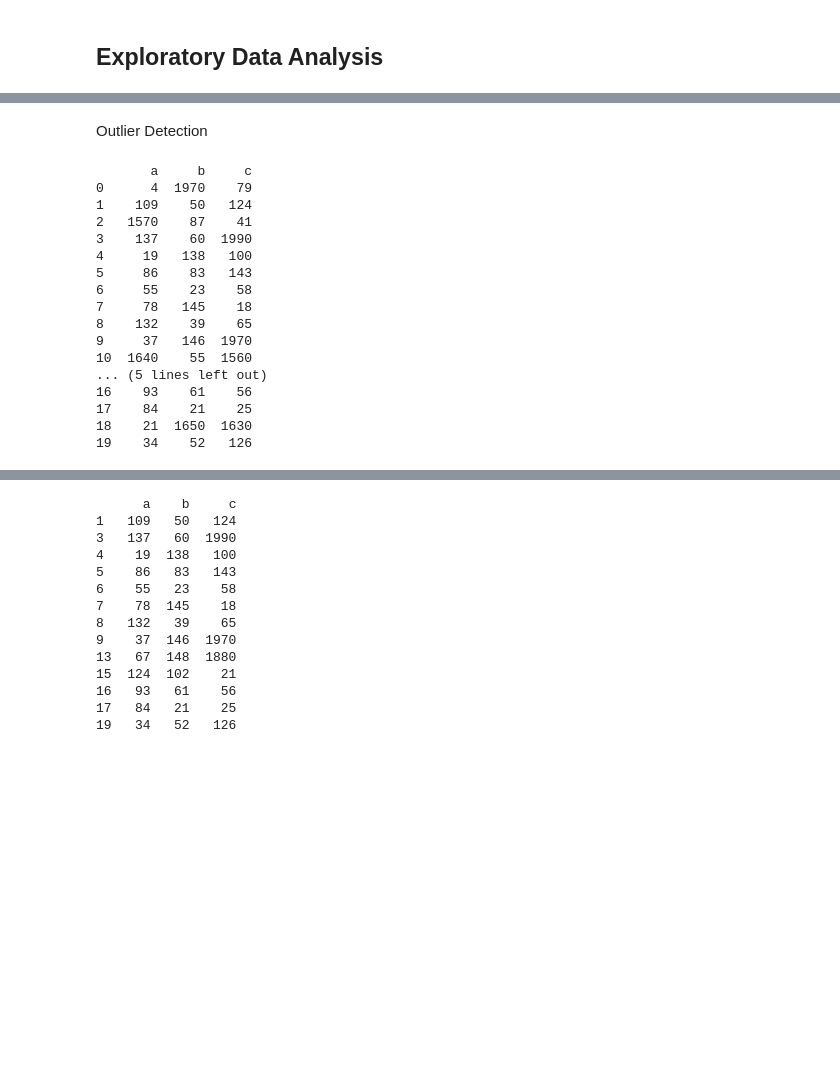
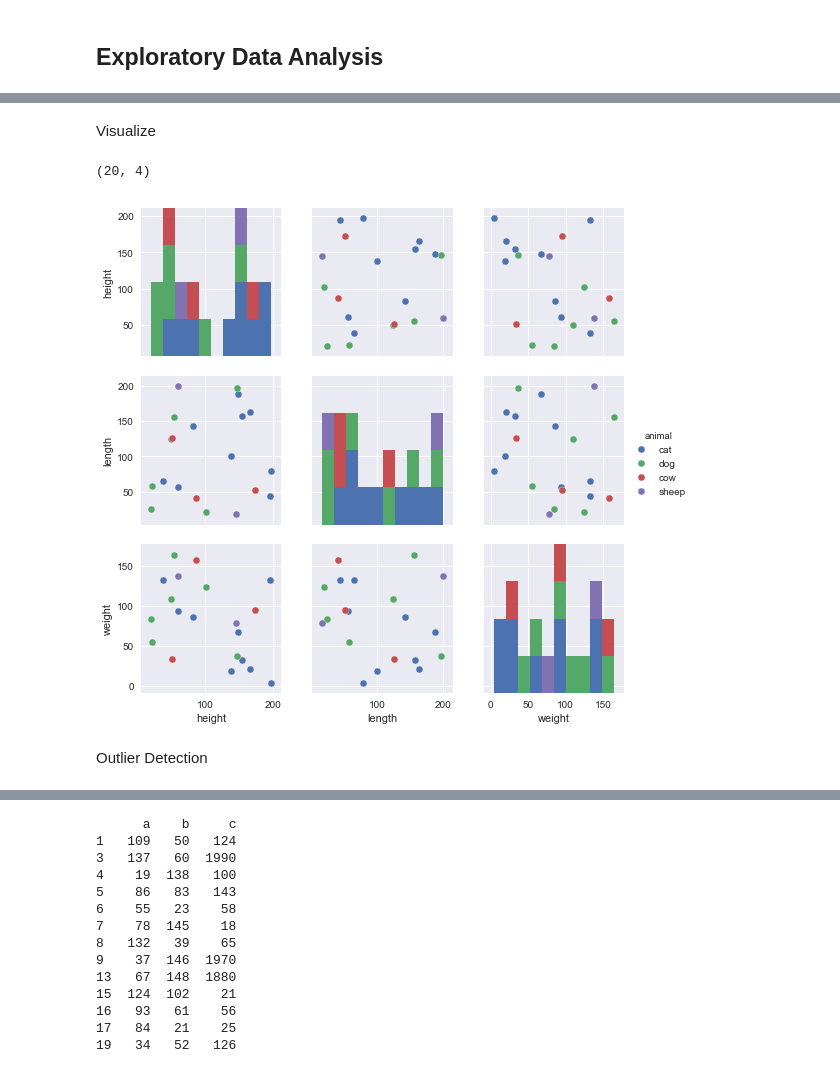
Before and after one commit to hacknairobi/Content, a Jupyter notebook: 1. week one/Day 1.ipynb, the cells around one changed output, grey strips where cells are left out. Saved outputs shown, nothing was run; the diff lists cells and outputs as text; code cells hidden in the pictures; blank space fills up the shorter version.

```diff
--- a/1. week one/Day 1.ipynb
+++ b/1. week one/Day 1.ipynb
@@ -73,2 +104,12 @@ zing
+# %% [markdown]
+Visualize
+# %%
+df.shape
+# %% [output]
+(20, 4)
+# %%
+g = sns.pairplot(df, hue="animal")
+# %% [output]
+[figure, added]
 # %% [markdown]
 Outlier Detection
@@ -82,31 +116,3 @@ import seaborn as sns
-# %%
-#Create a random dataset
-
-np.random.seed(33454)
-df = pd.DataFrame({'a': np.random.randint(1, 200, 20),
-                          'b': np.random.randint(1, 200, 20),
-                          'c': np.random.randint(1, 200, 20)})
-
-df [df > 150] *= 10
-print (df)
-# %% [output]
-       a     b     c
-0      4  1970    79
-1    109    50   124
-2   1570    87    41
-3    137    60  1990
-4     19   138   100
-5     86    83   143
-6     55    23    58
-7     78   145    18
-8    132    39    65
-9     37   146  1970
-10  1640    55  1560
-... (5 lines left out)
-16    93    61    56
-17    84    21    25
-18    21  1650  1630
-19    34    52   126
 # %%
 sns.boxplot(x=df['a'])
 # %% [output]
```
Also changed, not shown: parts of 24 cells of this notebook, 3 other files.
